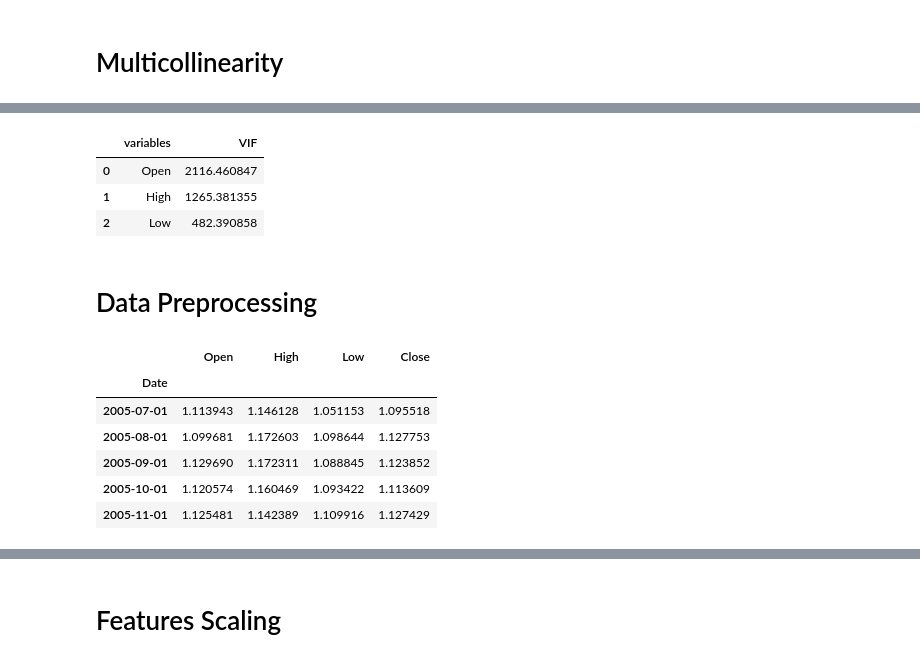
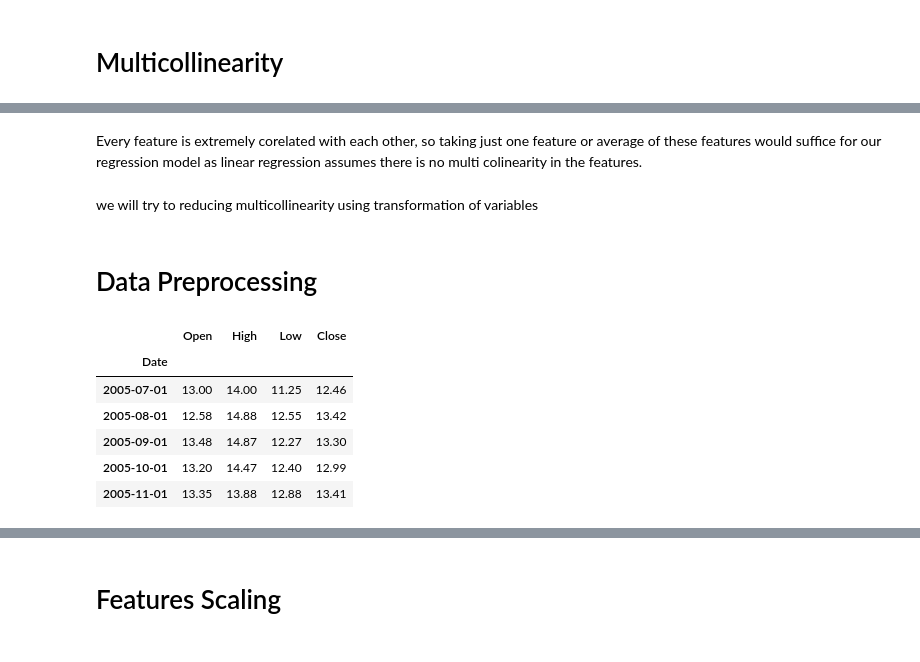
Before and after one commit to datawithkhushboo/Yes_bank_, a Jupyter notebook: Yes_bank_stock_closing_price_prediction.ipynb, the cells around one changed output, grey strips where cells are left out. Saved outputs shown, nothing was run; the diff lists cells and outputs as text; code cells hidden in the pictures.

```diff
--- a/Yes_bank_stock_closing_price_prediction.ipynb
+++ b/Yes_bank_stock_closing_price_prediction.ipynb
@@ -170 +111,3 @@ cd['Date'] = df['Date']
+# %%
+df['Date'] =pd.to_datetime(df['Date'].apply(lambda x: datetime.strptime(x,'%b-%y')))
 # %%
@@ -293,21 +287,20 @@ cor = sns.heatmap(cd.corr(),annot=True)
-# %%
-calc_vif(cd[[i for i in cd.describe().columns if i not in ['Date','Close']]])
-# %% [output]
-|  | variables | VIF |
-| 0 | Open | 2116.460847 |
-| 1 | High | 1265.381355 |
-| 2 | Low | 482.390858 |
+# %% [markdown]
+Every feature is extremely corelated with each other, so taking just one feature or average of these features would suffice for our regression model as linear regression assumes there is no multi colinearity in the features.
+# %% [markdown]
+we will try to reducing multicollinearity using transformation of variables
 # %% [markdown]
 # Data Preprocessing
+# %%
+df.set_index('Date',inplace=True)
 # %%
-cd.head()
+df.head()
 # %% [output]
 |  | Open | High | Low | Close |
 | Date |  |  |  |  |
-| 2005-07-01 | 1.113943 | 1.146128 | 1.051153 | 1.095518 |
-| 2005-08-01 | 1.099681 | 1.172603 | 1.098644 | 1.127753 |
-| 2005-09-01 | 1.129690 | 1.172311 | 1.088845 | 1.123852 |
-| 2005-10-01 | 1.120574 | 1.160469 | 1.093422 | 1.113609 |
-| 2005-11-01 | 1.125481 | 1.142389 | 1.109916 | 1.127429 |
+| 2005-07-01 | 13.00 | 14.00 | 11.25 | 12.46 |
+| 2005-08-01 | 12.58 | 14.88 | 12.55 | 13.42 |
+| 2005-09-01 | 13.48 | 14.87 | 12.27 | 13.30 |
+| 2005-10-01 | 13.20 | 14.47 | 12.40 | 12.99 |
+| 2005-11-01 | 13.35 | 13.88 | 12.88 | 13.41 |
 # %%
 dependent_variable = 'Close'
```
Also changed, not shown: parts of 136 cells of this notebook.
